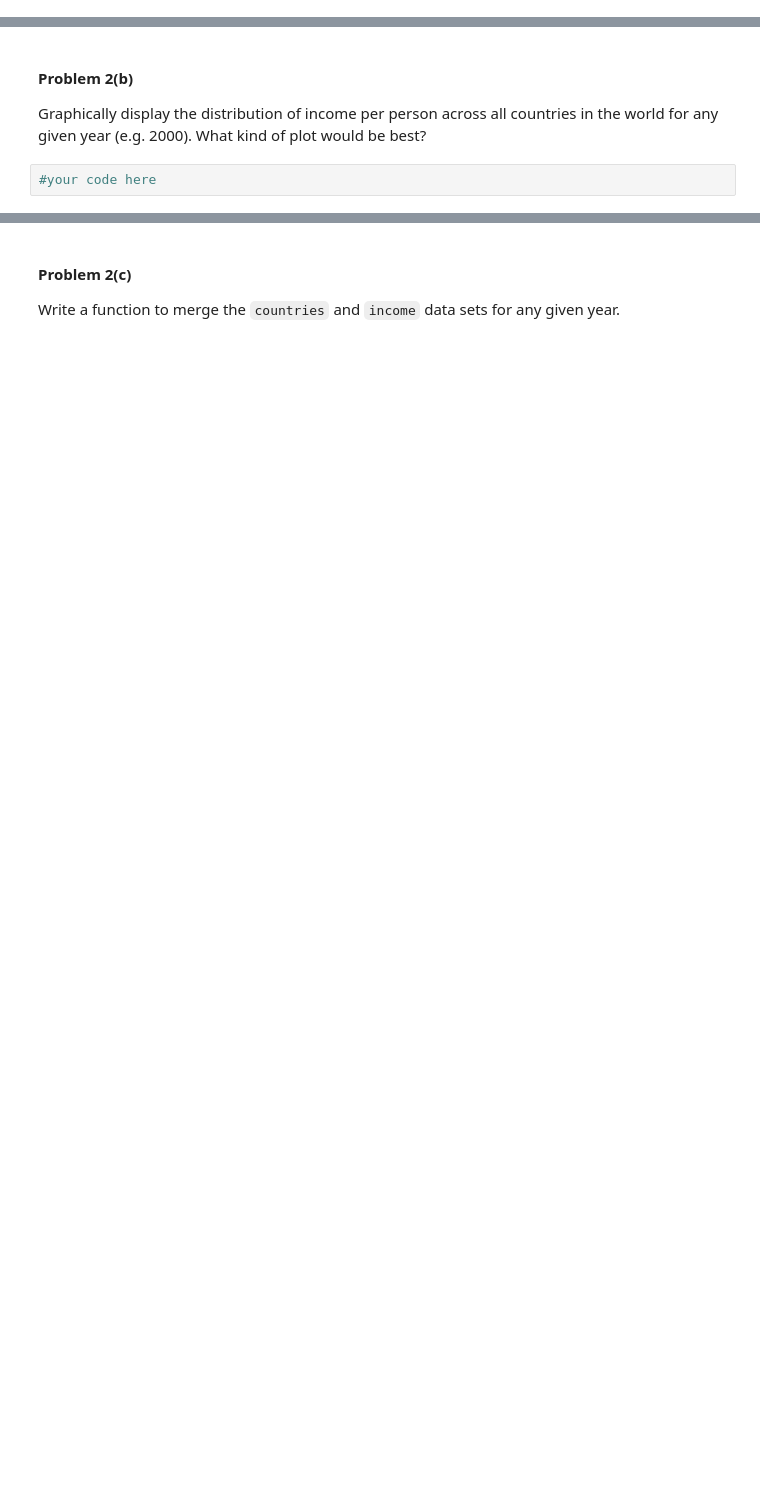
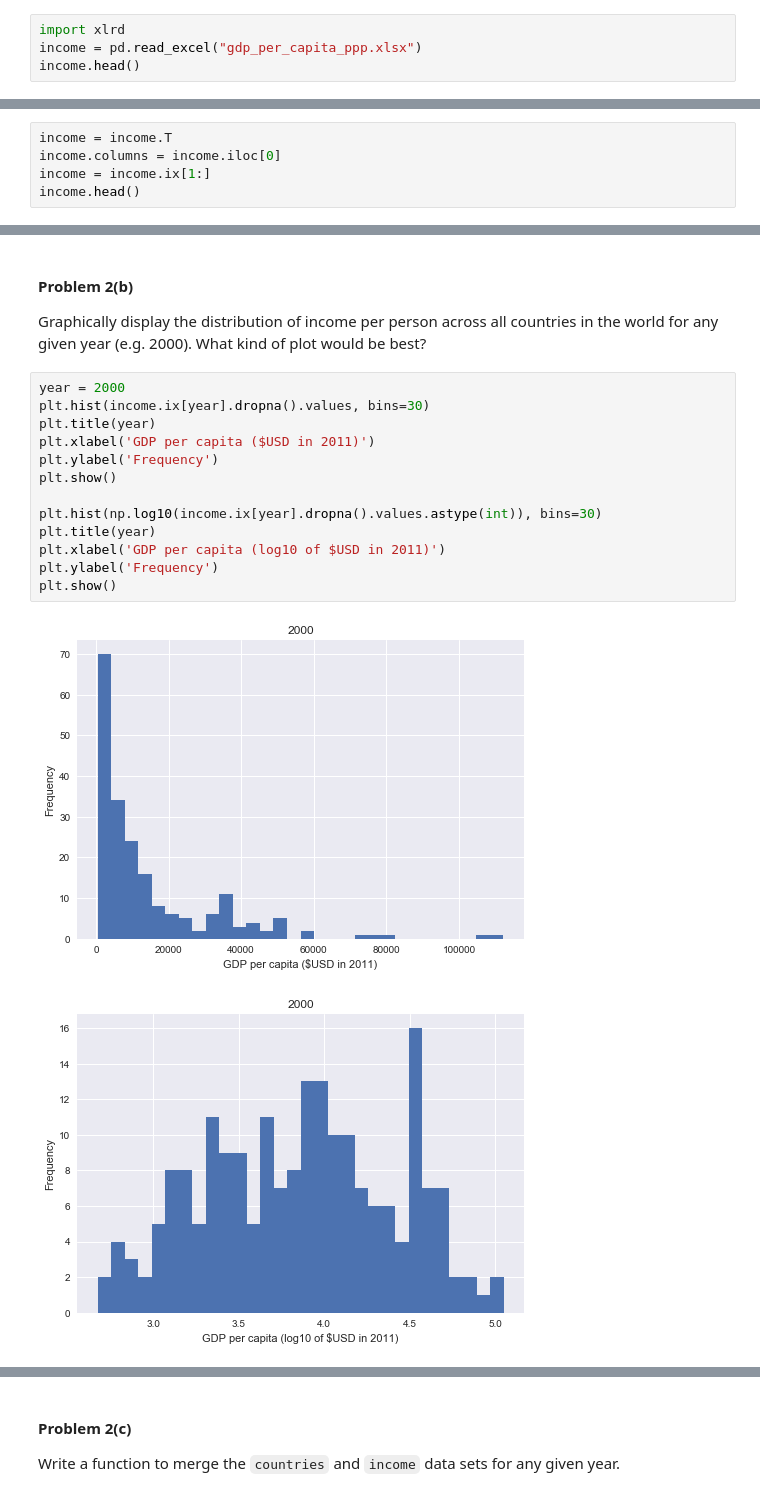
Before and after one commit to warrierr/cs109, a Jupyter notebook: hw1/HW1.ipynb, the cells around one changed output, grey strips where cells are left out. Saved outputs shown, nothing was run; the diff lists cells and outputs as text; blank space fills up the shorter version.

```diff
--- a/hw1/HW1.ipynb
+++ b/hw1/HW1.ipynb
@@ -348,0 +355,4 @@ Using the [data available on Gapminder](http://www.gapminder.org/data/), load in
+# %%
+import xlrd
+income = pd.read_excel("gdp_per_capita_ppp.xlsx")
+income.head()
@@ -352,0 +369,5 @@ Transform the data set to have years as the rows and countries as the columns. S
+# %%
+income = income.T
+income.columns = income.iloc[0]
+income = income.ix[1:]
+income.head()
@@ -354,5 +383,19 @@ Transform the data set to have years as the rows and countries as the columns. S
 #### Problem 2(b)
 
 Graphically display the distribution of income per person across all countries in the world for any given year (e.g. 2000).  What kind of plot would be best?
-# %%
-#your code here
+# %%
+year = 2000
+plt.hist(income.ix[year].dropna().values, bins=30)
+plt.title(year)
+plt.xlabel('GDP per capita ($USD in 2011)')
+plt.ylabel('Frequency')
+plt.show()
+
+plt.hist(np.log10(income.ix[year].dropna().values.astype(int)), bins=30)
+plt.title(year)
+plt.xlabel('GDP per capita (log10 of $USD in 2011)')
+plt.ylabel('Frequency')
+plt.show()
+# %% [output]
+[figure, added]
+[figure, added]
```
Also changed, not shown: parts of 15 cells of this notebook, 1 other file.
